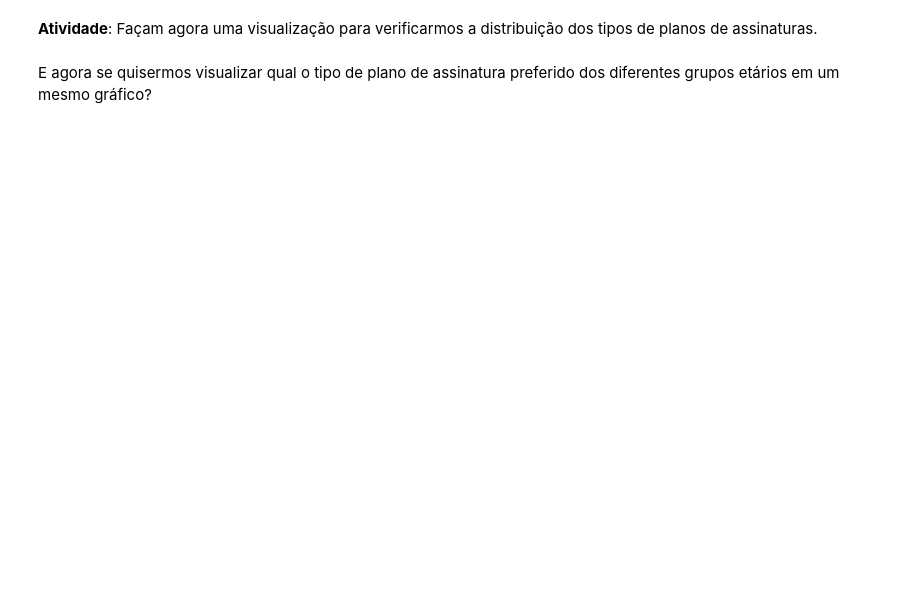
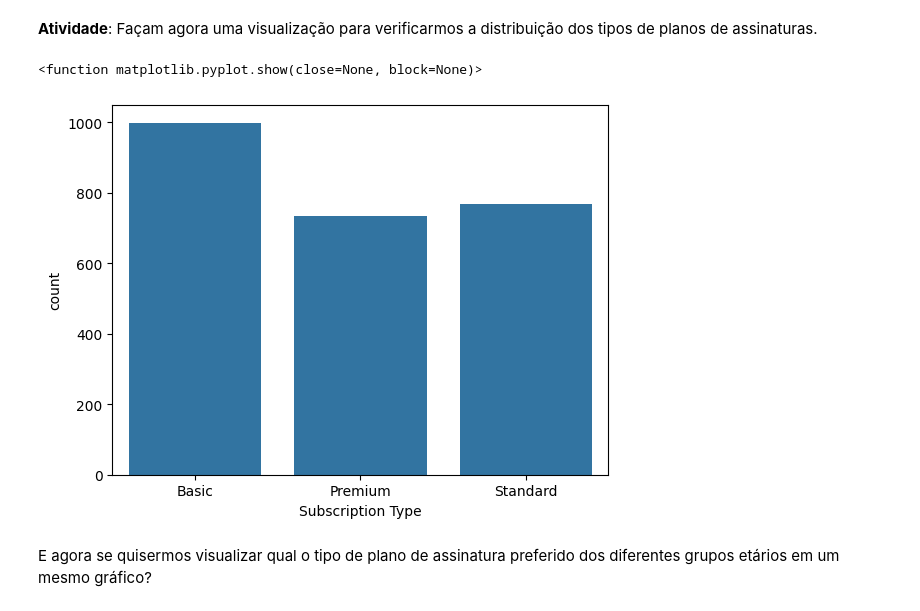
Before and after one commit to reprograma/on33-python-s14-analise-de-dados, a Jupyter notebook: material/s14_parte1.ipynb, the cells around one changed output. Drawn from its saved outputs; the diff is of its cells as text; code cells hidden in the pictures; blank space fills up the shorter version.

```diff
--- a/material/s14_parte1.ipynb
+++ b/material/s14_parte1.ipynb
@@ -275,5 +610,11 @@ Ele é ideal para visualizar a **distribuição de variáveis categóricas**, id
 # %% [markdown]
 **Atividade**:
 Façam agora uma visualização para verificarmos a distribuição dos tipos de planos de assinaturas.
+# %%
+sns.countplot(data=df_netflix[["Subscription Type"]].sort_values("Subscription Type"), x="Subscription Type") #countplot já traz a contagem, não traz a média como o barplot
+plt.show
+# %% [output]
+<function matplotlib.pyplot.show(close=None, block=None)>
+[figure, added]
 # %% [markdown]
 E agora se quisermos visualizar qual o tipo de plano de assinatura preferido dos diferentes grupos etários em um mesmo gráfico?
```
Also changed, not shown: parts of 35 cells of this notebook, 3 other files.
